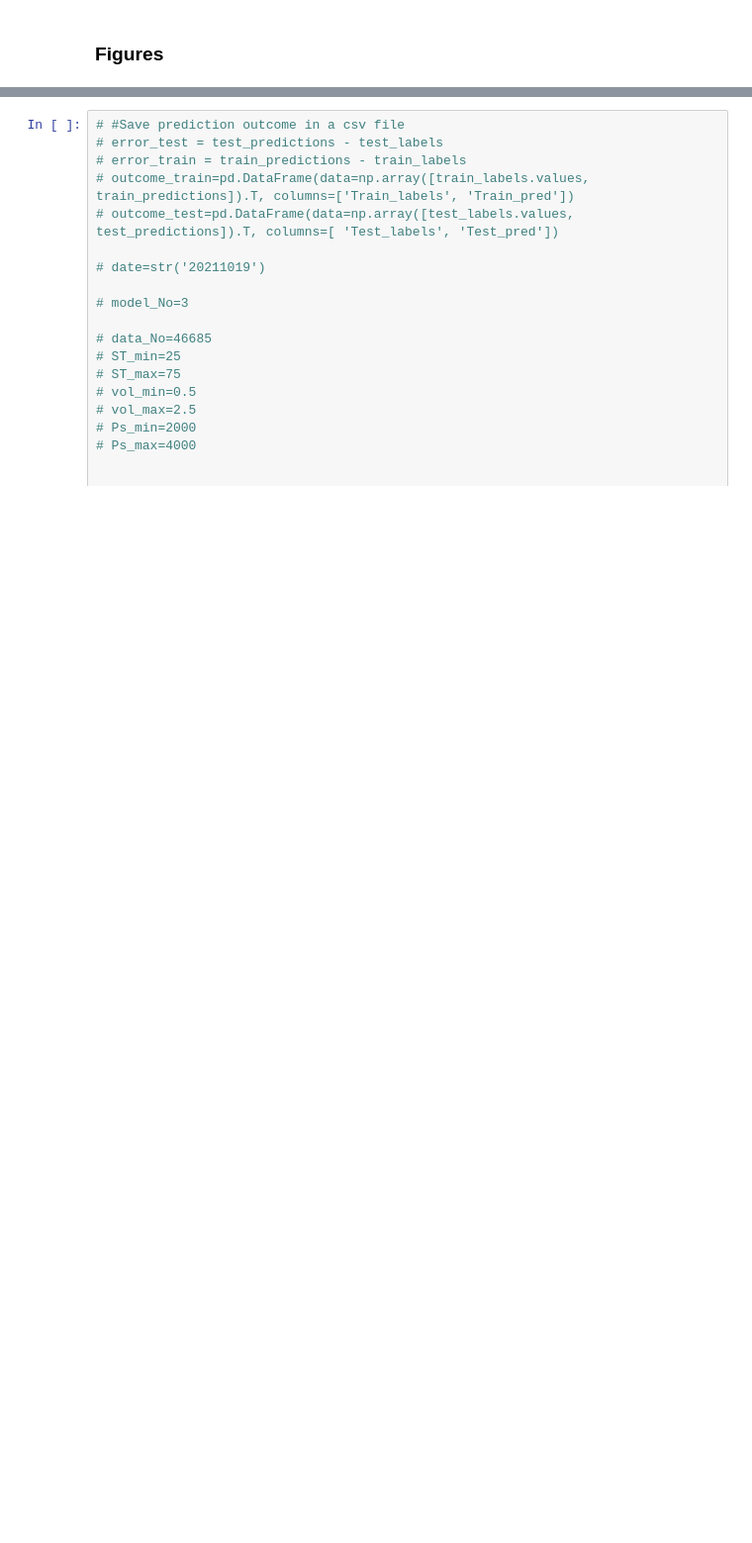
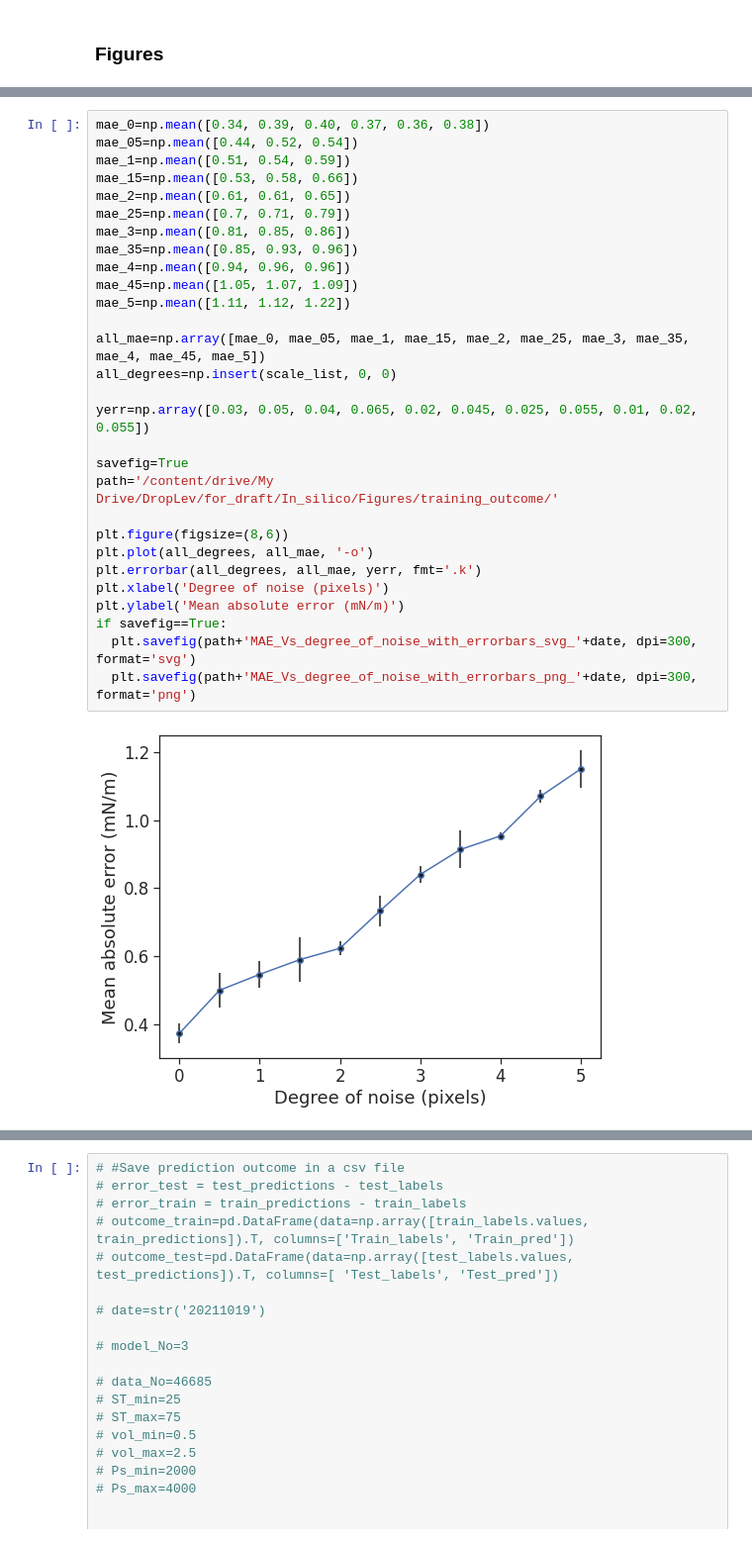
Before and after one commit to sargyri/Drop_Lev, a Jupyter notebook: Machine_learning/ST_prediction_theory.ipynb, the cells around one changed output, grey strips where cells are left out. Shown at 99% size. Drawn from its saved outputs; the diff is of its cells as text; blank space fills up the shorter version.

```diff
--- a/Machine_learning/ST_prediction_theory.ipynb
+++ b/Machine_learning/ST_prediction_theory.ipynb
@@ -2328,0 +2350,31 @@ if savefig==True:
+# %%
+mae_0=np.mean([0.34, 0.39, 0.40, 0.37, 0.36, 0.38])
+mae_05=np.mean([0.44, 0.52, 0.54])
+mae_1=np.mean([0.51, 0.54, 0.59])
+mae_15=np.mean([0.53, 0.58, 0.66])
+mae_2=np.mean([0.61, 0.61, 0.65])
+mae_25=np.mean([0.7, 0.71, 0.79])
+mae_3=np.mean([0.81, 0.85, 0.86])
+mae_35=np.mean([0.85, 0.93, 0.96])
+mae_4=np.mean([0.94, 0.96, 0.96])
+mae_45=np.mean([1.05, 1.07, 1.09])
+mae_5=np.mean([1.11, 1.12, 1.22])
+
+all_mae=np.array([mae_0, mae_05, mae_1, mae_15, mae_2, mae_25, mae_3, mae_35, mae_4, mae_45, mae_5])
+all_degrees=np.insert(scale_list, 0, 0)
+
+yerr=np.array([0.03, 0.05, 0.04, 0.065, 0.02, 0.045, 0.025, 0.055, 0.01, 0.02, 0.055])
+
+savefig=True
+path='/content/drive/My Drive/DropLev/for_draft/In_silico/Figures/training_outcome/'
+
+plt.figure(figsize=(8,6))
+plt.plot(all_degrees, all_mae, '-o')
+plt.errorbar(all_degrees, all_mae, yerr, fmt='.k')
+plt.xlabel('Degree of noise (pixels)')
+plt.ylabel('Mean absolute error (mN/m)')
+if savefig==True:
+  plt.savefig(path+'MAE_Vs_degree_of_noise_with_errorbars_svg_'+date, dpi=300, format='svg')
+  plt.savefig(path+'MAE_Vs_degree_of_noise_with_errorbars_png_'+date, dpi=300, format='png')
+# %% [output]
+[figure, added]
```
Also changed, not shown: parts of 18 cells of this notebook.
